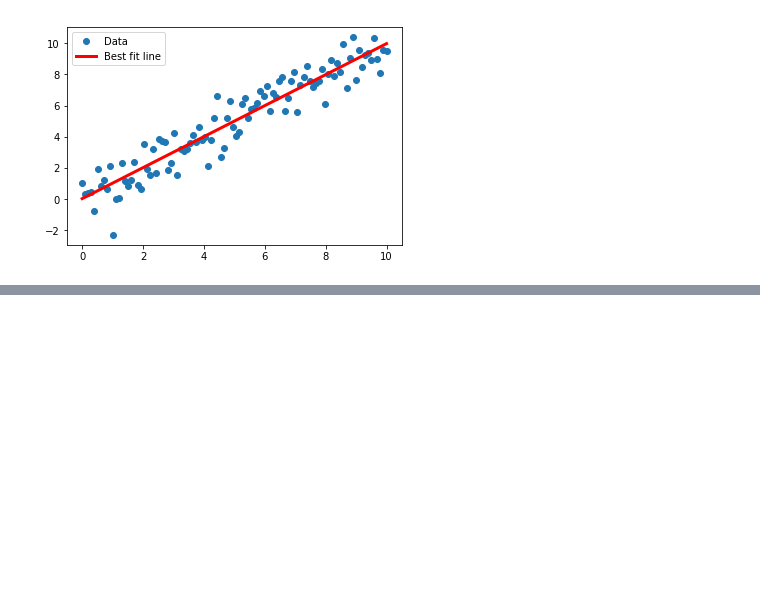
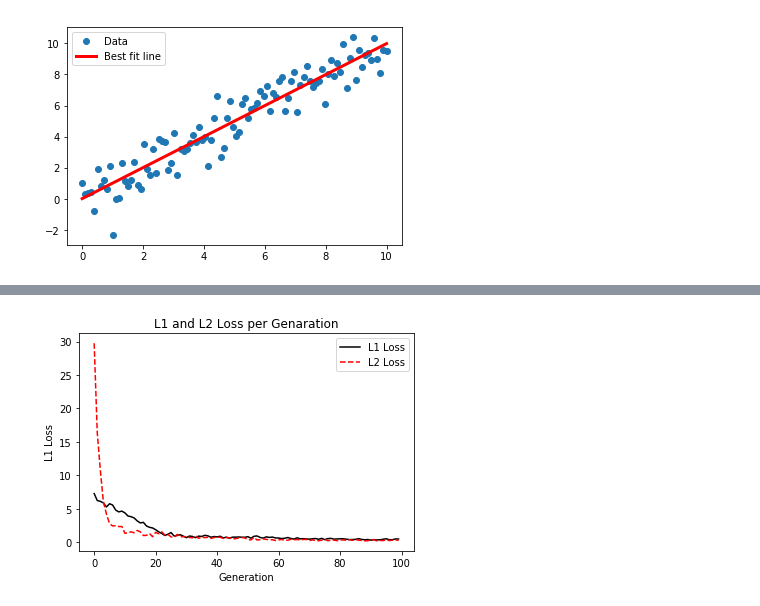
Before and after one commit to calmzhuang/tensorflow_practice, a Jupyter notebook: linear_regression_basic_tensorflow.ipynb, the cells around one changed output, grey strips where cells are left out. Cells and saved outputs as stored; diff of their text form; code cells hidden in the pictures; blank space fills up the shorter version.

```diff
--- a/linear_regression_basic_tensorflow.ipynb
+++ b/linear_regression_basic_tensorflow.ipynb
@@ -81,0 +167,16 @@ plt.show()
+# %%
+ops.reset_default_graph()
+sess = tf.Session()
+iris = datasets.load_iris()
+x_vals = np.array([x[3] for x in iris.data])
+y_vals = np.array([y[0] for y in iris.data])
+batch_size = 25
+learning_rate = 0.1
+iterations = 100
+x_data = tf.placeholder(shape=[None, 1], dtype=tf.float32)
+y_target = tf.placeholder(shape=[None, 1], dtype=tf.float32)
+A_l1 = tf.Variable(tf.random_normal(shape=[1, 1]))
+b_l1 = tf.Variable(tf.random_normal(shape=[1, 1]))
+model_output = tf.add(tf.matmul(x_data, A_l1), b_l1)
+# %%
+loss_l1 = tf.reduce_mean(tf.abs(y_target - model_output))
@@ -81,0 +203,10 @@ plt.show()
+# %%
+plt.plot(loss_vec_l1, 'k-', label='L1 Loss')
+plt.plot(loss_vec, 'r--', label = 'L2 Loss')
+plt.title('L1 and L2 Loss per Genaration')
+plt.xlabel('Generation')
+plt.ylabel('L1 Loss')
+plt.legend(loc='upper right')
+plt.show()
+# %% [output]
+[figure, added]
```
Also changed, not shown: parts of 15 cells of this notebook.
